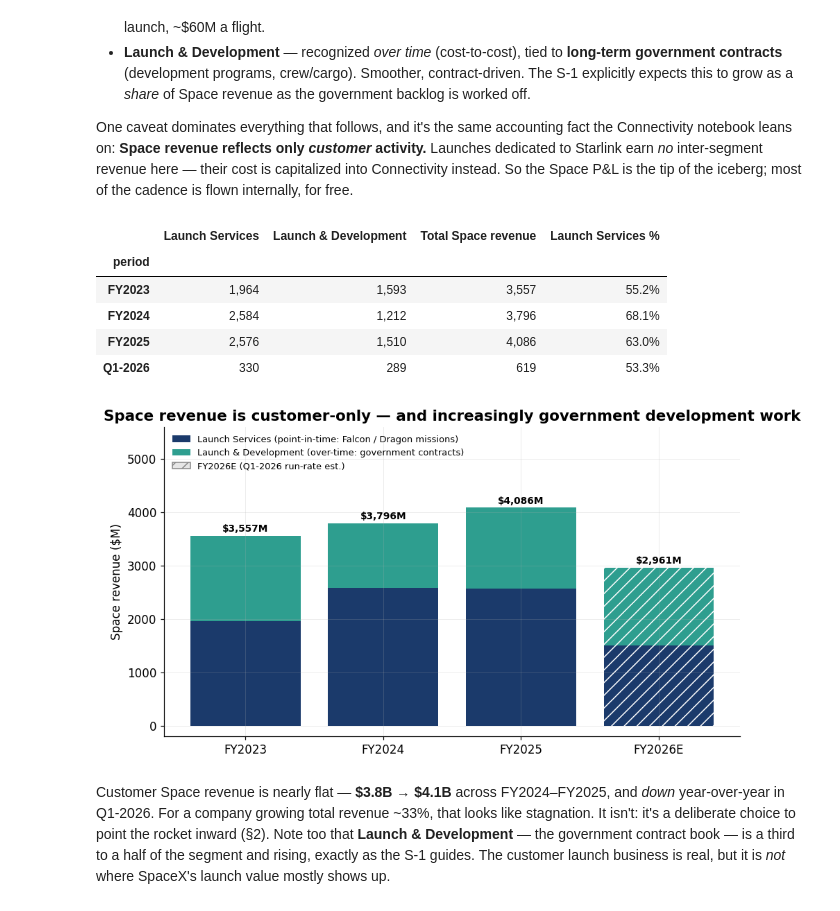
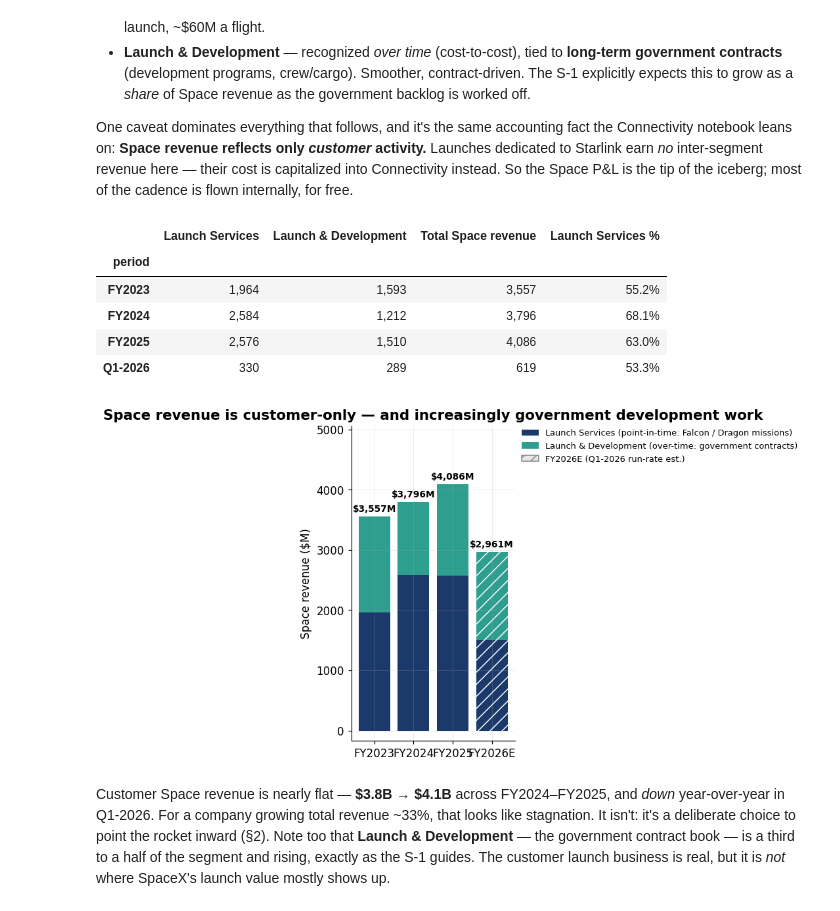
Before and after one commit to SailingSF/spacex_ipo_analysis, a Jupyter notebook: notebooks/space.ipynb, the cells around one changed output. Drawn from its saved outputs; the diff is of its cells as text; code cells hidden in the pictures.

```diff
--- a/notebooks/space.ipynb
+++ b/notebooks/space.ipynb
@@ -142,37 +186,70 @@ So the Space P&L is the tip of the iceberg; most of the cadence is flown interna
 # %%
 # Revenue recognition mix: Launch Services (point-in-time) vs Launch & Development (over-time).
 split = pd.DataFrame({
-    "Launch Services":      R.launch_services,
+    "Launch Services": R.launch_services,
     "Launch & Development": R.launch_dev,
 })
-split["Total Space revenue"] = split.sum(axis=1)
-split["Launch Services %"]   = R.ls_pct
-display(fmt(split, pct=["Launch Services %"]))      # table keeps the actual reported Q1-2026
+split["Total Space revenue"] = split["Launch Services"] + split["Launch & Development"]
+split["Launch Services %"] = R.ls_pct
+display(fmt(split, pct=["Launch Services %"]))
 
-fig, ax = plt.subplots(figsize=(8.6, 4.9))
-x = np.arange(len(CHART_PERIODS))
-ls, ld = to_chart("launch_services"), to_chart("launch_dev")
-b_ls = ax.bar(x, ls, color=NAVY, label="Launch Services (point-in-time: Falcon / Dragon missions)")
-b_ld = ax.bar(x, ld, bottom=ls, color=TEAL, label="Launch & Development (over-time: government contracts)")
-for b in (b_ls, b_ld):                              # flag the FY2026E (last) bar as an estimate
-    b[-1].set_hatch("//"); b[-1].set_edgecolor("white"); b[-1].set_linewidth(0)
-for i in range(len(CHART_PERIODS)):
-    ax.text(i, ls[i] + ld[i] + 80, f"${ls[i]+ld[i]:,.0f}M", ha="center", fontsize=9, fontweight="bold")
-ax.set_xticks(x); ax.set_xticklabels(CHART_PERIODS)
+# --- Chart: stacked revenue by recognition bucket ---
+fig, ax = plt.subplots(figsize=(9.0, 5.2))
+x_positions = np.arange(len(CHART_PERIODS))
+
+launch_services_values = to_chart("launch_services")
+launch_dev_values = to_chart("launch_dev")
+
+bars_ls = ax.bar(
+    x_positions,
+    launch_services_values,
+    color=NAVY,
+    label="Launch Services (point-in-time: Falcon / Dragon missions)",
+)
+bars_ld = ax.bar(
+    x_positions,
+    launch_dev_values,
+    bottom=launch_services_values,
+    color=TEAL,
+    label="Launch & Development (over-time: government contracts)",
+)
+
+# Mark the FY2026E bar (last bar) as an estimate.
+for bar_group in (bars_ls, bars_ld):
+    estimate_bar = bar_group[-1]
+    estimate_bar.set_hatch("//")
+    estimate_bar.set_edgecolor("white")
+    estimate_bar.set_linewidth(0)
+
+for period_index in range(len(CHART_PERIODS)):
+    total_revenue = launch_services_values[period_index] + launch_dev_values[period_index]
+    label_y = total_revenue + 80
+    ax.text(
+        period_index,
+        label_y,
+        f"${total_revenue:,.0f}M",
+        ha="center",
+        fontsize=9,
+        fontweight="bold",
+    )
+
+ax.set_xticks(x_positions)
+ax.set_xticklabels(CHART_PERIODS)
 ax.set_ylabel("Space revenue ($M)")
-ax.set_ylim(0, 5000)                                # headroom so the legend clears the bars and labels
 ax.set_title("Space revenue is customer-only — and increasingly government development work")
-ax.legend(handles=[b_ls, b_ld, EST_PATCH], loc="upper left", fontsize=8.5)
-charts.finish(fig); charts.pad_ylim(ax)
-charts.save(fig, "space_revenue_split", layout=False); plt.show()
+charts.legend_outside(ax, loc="upper left", fontsize=8.5, handles=[bars_ls, bars_ld, EST_PATCH])
+charts.finish(fig, rect=(0, 0, 0.82, 1))
+charts.pad_ylim(ax, top=0.18)
+charts.save(fig, "space_revenue_split", layout=False)
+plt.show()
 # %% [output]
 |  | Launch Services | Launch & Development | Total Space revenue | Launch Services % |
 | period |  |  |  |  |
 | FY2023 | 1,964 | 1,593 | 3,557 | 55.2% |
 | FY2024 | 2,584 | 1,212 | 3,796 | 68.1% |
 | FY2025 | 2,576 | 1,510 | 4,086 | 63.0% |
 | Q1-2026 | 330 | 289 | 619 | 53.3% |
-[figure, old version]
+[figure, new version]
 # %% [markdown]
 Customer Space revenue is nearly flat — **\$3.8B → \$4.1B** across FY2024–FY2025, and *down*
 year-over-year in Q1-2026. For a company growing total revenue ~33%, that looks like stagnation. It
```
Also changed, not shown: parts of 17 cells of this notebook, 1 other file.
